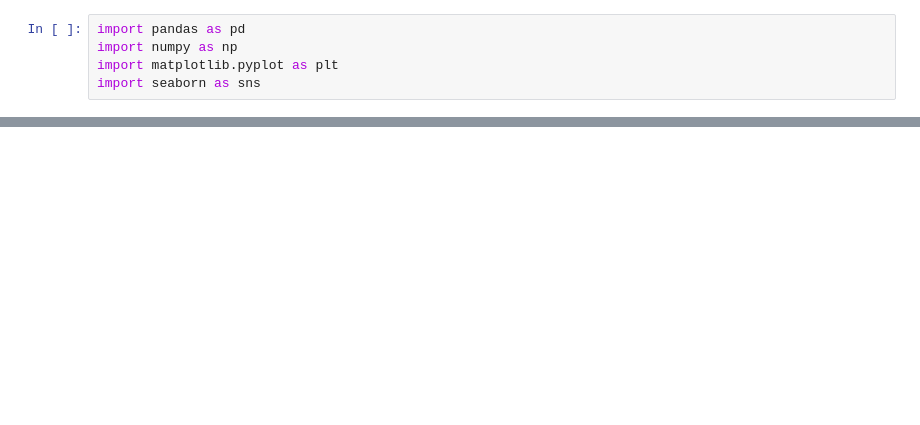
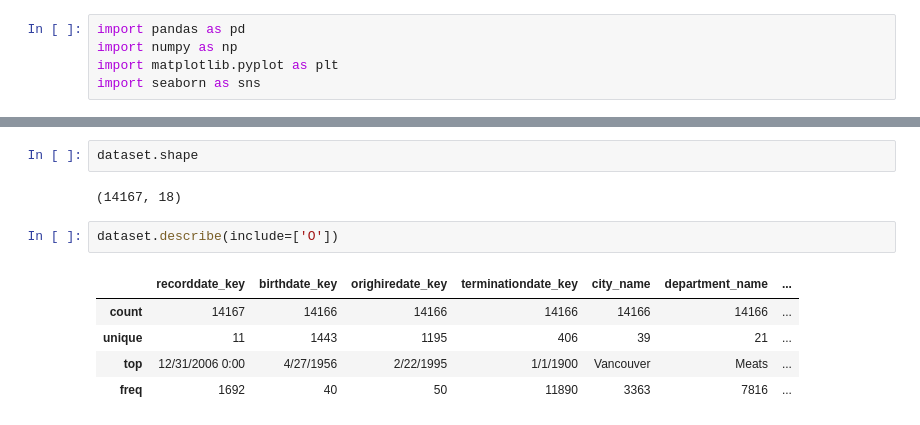
Before and after one commit to yakupusame/Employee-Attrition, a Jupyter notebook: Employee_Satisfaction.ipynb, the cells around one changed output, grey strips where cells are left out. Cells and saved outputs as stored; diff of their text form; blank space fills up the shorter version.

```diff
--- a/Employee_Satisfaction.ipynb
+++ b/Employee_Satisfaction.ipynb
@@ -69,0 +140,12 @@ dataset.describe()
+# %%
+dataset.shape
+# %% [output]
+(14167, 18)
+# %%
+dataset.describe(include=['O'])
+# %% [output]
+|  | recorddate_key | birthdate_key | orighiredate_key | terminationdate_key | city_name | department_name | ... |
+| count | 14167 | 14166 | 14166 | 14166 | 14166 | 14166 | ... |
+| unique | 11 | 1443 | 1195 | 406 | 39 | 21 | ... |
+| top | 12/31/2006 0:00 | 4/27/1956 | 2/22/1995 | 1/1/1900 | Vancouver | Meats | ... |
+| freq | 1692 | 40 | 50 | 11890 | 3363 | 7816 | ... |
```
Also changed, not shown: parts of 13 cells of this notebook.
